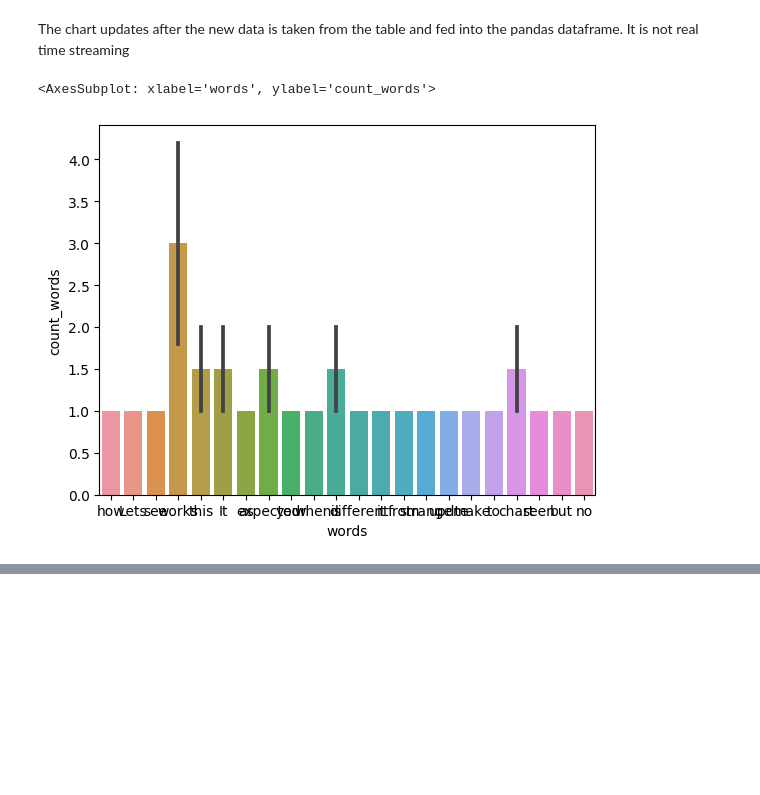
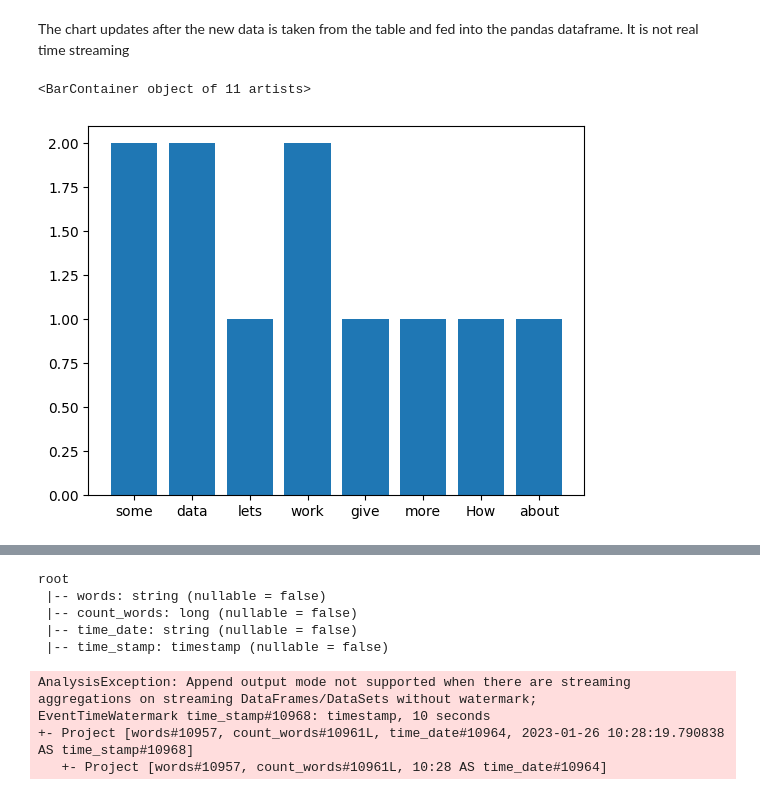
Before and after one commit to Kamalabot/moreDE, a Jupyter notebook: pyspark_Exercises/streaming_exercises.ipynb, the cells around one changed output, grey strips where cells are left out. Drawn from its saved outputs; the diff is of its cells as text; code cells hidden in the pictures; blank space fills up the shorter version.

Commit message:
made some additions to sparkstreaming exercise

```diff
--- a/pyspark_Exercises/streaming_exercises.ipynb
+++ b/pyspark_Exercises/streaming_exercises.ipynb
@@ -194,8 +196,15 @@ chartingData = newSparker.sql("SELECT * FROM hourMin_table").toPandas()
 import seaborn as sns
 # %% [markdown]
 The chart updates after the new data is taken from the table and fed into the pandas dataframe. It is not real time streaming
-# %%
-sns.barplot(data=chartingData,x='words',y='count_words')
-# %% [output]
-<AxesSubplot: xlabel='words', ylabel='count_words'>
-[figure, removed]
+# %%
+chartingData = newSparker.sql("SELECT * FROM time_table").to_pandas_on_spark()
+# %%
+chartingData = chartingData[chartingData.words != '']
+# %%
+import matplotlib as plt
+
+plt.pyplot.bar(x=chartingData['words'].to_numpy(),
+               height=chartingData['count_words'].to_numpy())
+# %% [output]
+<BarContainer object of 11 artists>
+[figure, added]
@@ -201,0 +212,28 @@ sns.barplot(data=chartingData,x='words',y='count_words')
+# %%
+#Before trying the file data ingestion, want to check water marking
+
+# Lets see if for each batch execution can be done
+count_sheep_wm = read_lines.select(explode(split('value',' ')).alias('words')). \
+                        groupBy('words'). \
+                        agg(count('words').alias('count_words')). \
+                        withColumn('time_date', lit(datetime.now().strftime('%H:%M'))). \
+                        withColumn('time_stamp', lit(datetime.now())). \
+                        withWatermark('time_stamp','1 seconds')
+count_sheep_wm.printSchema()
+# %% [output]
+root
+ |-- words: string (nullable = false)
+ |-- count_words: long (nullable = false)
+ |-- time_date: string (nullable = false)
+ |-- time_stamp: timestamp (nullable = false)
+# %%
+count_sheep_wm.writeStream.format("csv"). \
+            outputMode("append"). \
+            option("checkpointLocation","checkpoint_dir"). \
+            option("path","samplespace/"). \
+            start()
+# %% [output]
+AnalysisException: Append output mode not supported when there are streaming aggregations on streaming DataFrames/DataSets without watermark;
+EventTimeWatermark time_stamp#10968: timestamp, 10 seconds
++- Project [words#10957, count_words#10961L, time_date#10964, 2023-01-26 10:28:19.790838 AS time_stamp#10968]
+   +- Project [words#10957, count_words#10961L, 10:28 AS time_date#10964]
```
Also changed, not shown: parts of 16 cells of this notebook, 13 other files.
